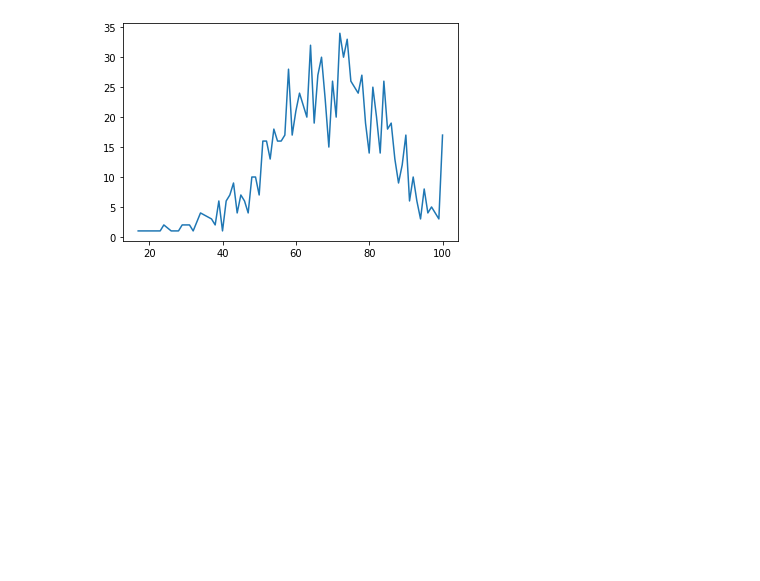
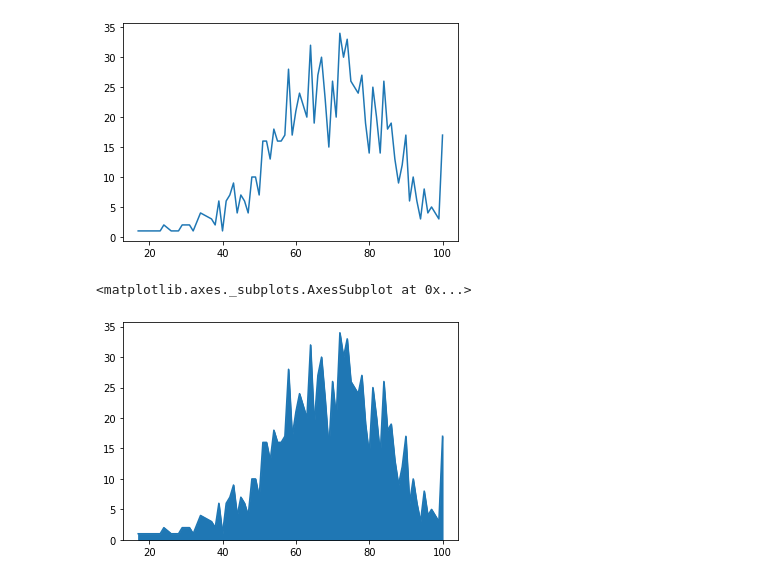
Before and after one commit to fyisa2/ATechSpace, a Jupyter notebook: HW2.ipynb, the cells around one changed output. Cells and saved outputs as stored; diff of their text form; code cells hidden in the pictures; blank space fills up the shorter version.

```diff
--- a/HW2.ipynb
+++ b/HW2.ipynb
@@ -165,3 +165,8 @@ Data1['reading score'].value_counts().sort_index().plot.line()
 # %% [output]
 <matplotlib.axes._subplots.AxesSubplot at 0x...>
 [figure]
+# %%
+Data1['reading score'].value_counts().sort_index().plot.area()
+# %% [output]
+<matplotlib.axes._subplots.AxesSubplot at 0x...>
+[figure, added]
```
